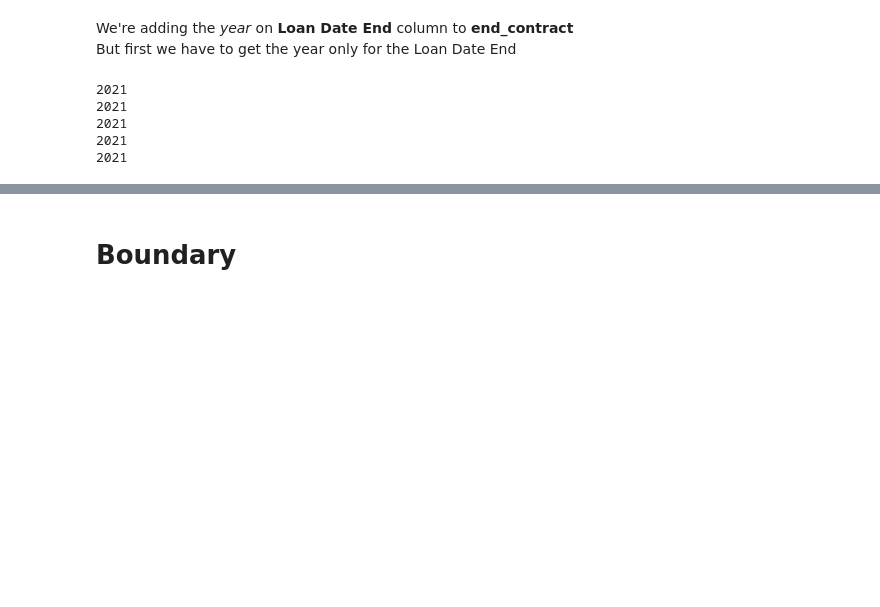
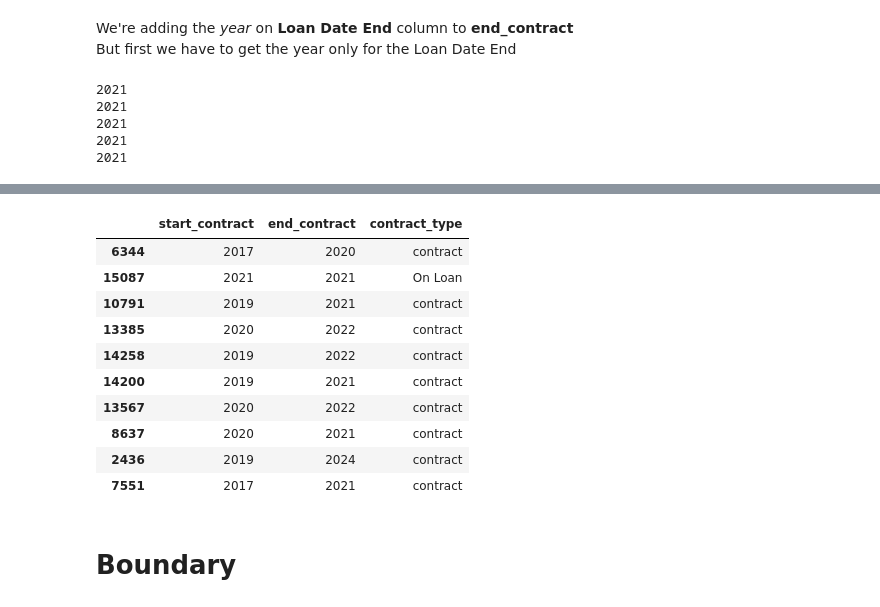
Before and after one commit to samillano-jk/Data_analysis_Projects_scripsts_notebooks, a Jupyter notebook: fifa-data-cleaning.ipynb, the cells around one changed output, grey strips where cells are left out. Drawn from its saved outputs; the diff is of its cells as text; code cells hidden in the pictures; blank space fills up the shorter version.

Commit message:
Kaggle Notebook | Fifa_data_cleaning | Version 22

```diff
--- a/fifa-data-cleaning.ipynb
+++ b/fifa-data-cleaning.ipynb
@@ -243,3 +241,7 @@ fifa_obj["end_contract"] = fifa_obj["end_contract"].replace("", np.nan)
+# %%
+# Replacing the empty strings with Nan values before using combine_first function for end_contract
+fifa_obj["end_contract"] = fifa_obj["end_contract"].replace("", np.nan)
+fifa_obj["start_contract"] = fifa_obj["start_contract"].replace("", int("0"))
 # %%
 fifa_obj[["start_contract", "end_contract", "contract_type"]].sample(10)
 # %% [output]
@@ -299,2 +296,2 @@ array(['2021', '2022', '2023', '2024', '2025', '2026', nan, '2028',
 # %%
-fifa_obj["end_contract"].combine_first(fifa_obj["Loan Date End"]).value_counts()
+fifa_obj["end_contract"] = fifa_obj["end_contract"].combine_first(fifa_obj["Loan Date End"])
@@ -323,3 +298,17 @@ fifa_obj.head()
+# %%
+fifa_obj[["start_contract", "end_contract", "contract_type"]].sample(10)
+# %% [output]
+|  | start_contract | end_contract | contract_type |
+| 6344 | 2017 | 2020 | contract |
+| 15087 | 2021 | 2021 | On Loan |
+| 10791 | 2019 | 2021 | contract |
+| 13385 | 2020 | 2022 | contract |
+| 14258 | 2019 | 2022 | contract |
+| 14200 | 2019 | 2021 | contract |
+| 13567 | 2020 | 2022 | contract |
+| 8637 | 2020 | 2021 | contract |
+| 2436 | 2019 | 2024 | contract |
+| 7551 | 2017 | 2021 | contract |
 # %% [markdown]
 # Boundary
 # %%
```
Also changed, not shown: parts of 6 cells of this notebook.
